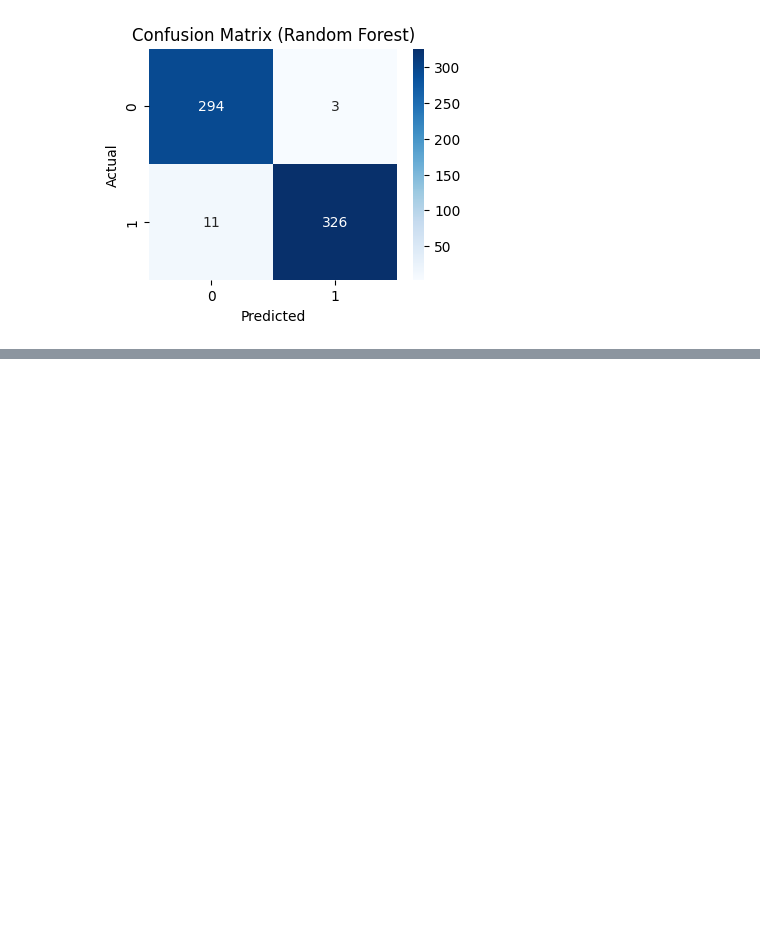
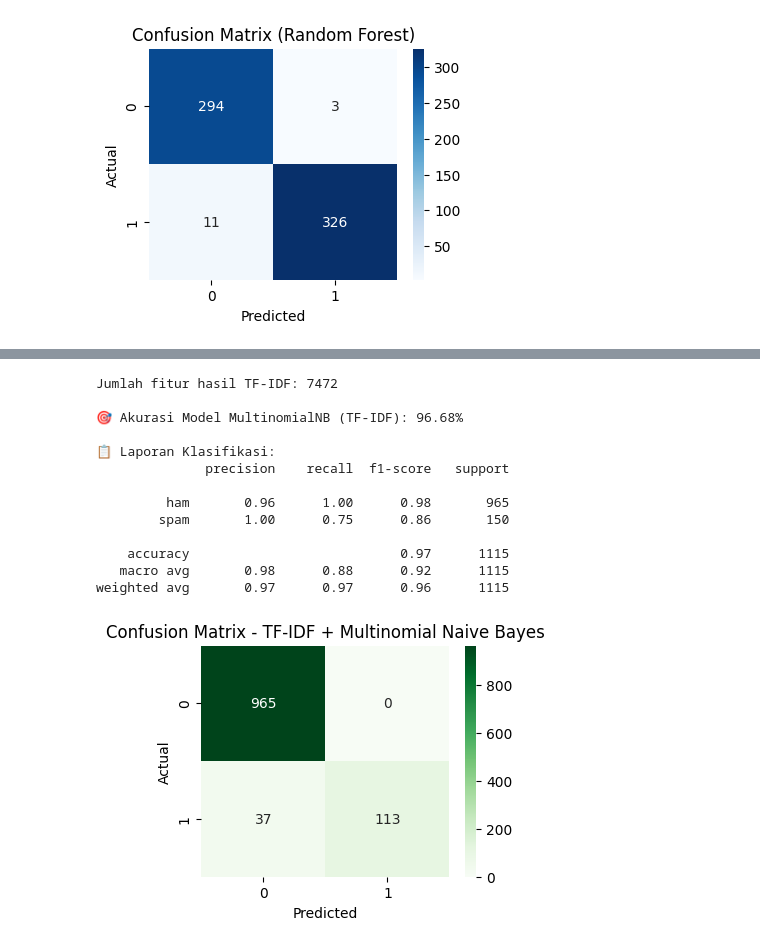
Before and after one commit to ErikRidhoFirm/Pembelajaran-Mesin_Ganjil_2025, a Jupyter notebook: Pembalajaran_Mesin_Praktikum10.ipynb, the cells around one changed output, grey strips where cells are left out. Cells and saved outputs as stored; diff of their text form; code cells hidden in the pictures; blank space fills up the shorter version.

```diff
--- a/Pembalajaran_Mesin_Praktikum10.ipynb
+++ b/Pembalajaran_Mesin_Praktikum10.ipynb
@@ -738,0 +814,63 @@ weighted avg       0.98      0.98      0.98       634
+# %%
+# --- 1. Import library ---
+import pandas as pd
+import matplotlib.pyplot as plt
+import seaborn as sns
+
+from sklearn.model_selection import train_test_split
+from sklearn.feature_extraction.text import TfidfVectorizer
+from sklearn.naive_bayes import MultinomialNB
+from sklearn.metrics import accuracy_score, classification_report, confusion_matrix
+
+# --- 2. Baca dataset ---
+df = pd.read_csv('/content/spam.csv', encoding='latin-1')
+df = df.rename(columns={'v1': 'label', 'v2': 'message'})
+df = df[['label', 'message']]
+
+# --- 3. Encode label ---
+df['label'] = df['label'].map({'ham': 0, 'spam': 1})
+
+# --- 4. Split data train/test ---
+X_train, X_test, y_train, y_test = train_test_split(
+    df['message'], df['label'], test_size=0.2, random_state=42)
+
+# --- 5. Vectorisasi teks menggunakan TF-IDF dengan stopwords ---
+tfidf = TfidfVectorizer(stop_words='english')
+X_train_tfidf = tfidf.fit_transform(X_train)
+X_test_tfidf = tfidf.transform(X_test)
+
+print(f"Jumlah fitur hasil TF-IDF: {len(tfidf.get_feature_names_out())}")
+
+# --- 6. Latih model MultinomialNB ---
+nb_tfidf = MultinomialNB()
+nb_tfidf.fit(X_train_tfidf, y_train)
+y_pred_tfidf = nb_tfidf.predict(X_test_tfidf)
+
+# --- 7. Evaluasi ---
+acc_tfidf = accuracy_score(y_test, y_pred_tfidf)
+print(f"\n🎯 Akurasi Model MultinomialNB (TF-IDF): {acc_tfidf*100:.2f}%\n")
+print("📋 Laporan Klasifikasi:")
+print(classification_report(y_test, y_pred_tfidf, target_names=['ham', 'spam']))
+
+# --- 8. Confusion Matrix ---
+plt.figure(figsize=(4,3))
+sns.heatmap(confusion_matrix(y_test, y_pred_tfidf), annot=True, fmt='d', cmap='Greens')
+plt.title("Confusion Matrix - TF-IDF + Multinomial Naive Bayes")
+plt.xlabel("Predicted")
+plt.ylabel("Actual")
+plt.show()
+# %% [output]
+Jumlah fitur hasil TF-IDF: 7472
+
+🎯 Akurasi Model MultinomialNB (TF-IDF): 96.68%
+
+📋 Laporan Klasifikasi:
+              precision    recall  f1-score   support
+
+         ham       0.96      1.00      0.98       965
+        spam       1.00      0.75      0.86       150
+
+    accuracy                           0.97      1115
+   macro avg       0.98      0.88      0.92      1115
+weighted avg       0.97      0.97      0.96      1115
+[figure, added]
```
Also changed, not shown: parts of 7 cells of this notebook.
